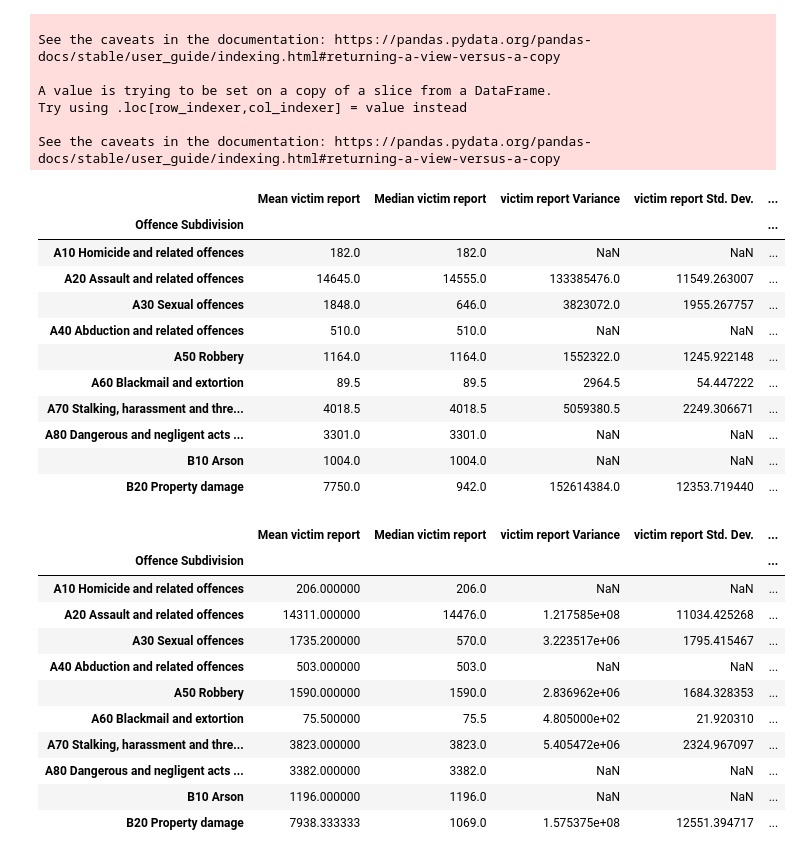
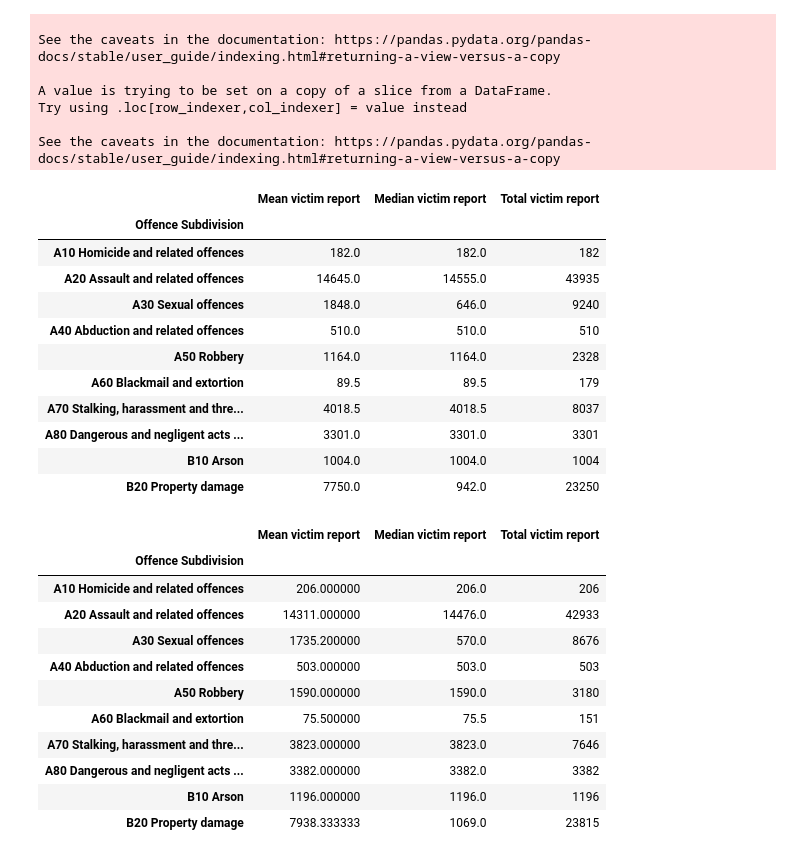
Before and after one commit to LKDSOUZA/Project-1, a Jupyter notebook: Project_1_A.ipynb, the cells around one changed output. Saved outputs shown, nothing was run; the diff lists cells and outputs as text; code cells hidden in the pictures.

```diff
--- a/Project_1_A.ipynb
+++ b/Project_1_A.ipynb
@@ -58,63 +58,57 @@ See the caveats in the documentation: https://pandas.pydata.org/pandas-docs/stab
 # %%
 statistics_raw_data=crime_data_21.copy()
 
 victim_report_mean_21=statistics_raw_data.groupby(['Offence Subdivision'])["Victim Reports"].mean()
 victim_report_median_21=statistics_raw_data.groupby(['Offence Subdivision'])["Victim Reports"].median()
-victim_report_variance_21=statistics_raw_data.groupby(['Offence Subdivision'])["Victim Reports"].var()
-victim_report_sd_21=statistics_raw_data.groupby(['Offence Subdivision'])["Victim Reports"].std()
-victim_report_SEM_21=statistics_raw_data.groupby(['Offence Subdivision'])["Victim Reports"].sem()
+victim_report_sum_21=statistics_raw_data.groupby(['Offence Subdivision'])["Victim Reports"].sum()
+
 
 statistics_summary_21 = pd.DataFrame({"Mean victim report": victim_report_mean_21,
                                   "Median victim report": victim_report_median_21,
-                                  "victim report Variance": victim_report_variance_21,
-                                  "victim report Std. Dev.": victim_report_sd_21,
-                                  "victim report Std. Err." : victim_report_SEM_21,
+                                  "Total victim report": victim_report_sum_21,
 
                                  })
 statistics_summary_21.head(10)
 # %% [output]
-|  | Mean victim report | Median victim report | victim report Variance | victim report Std. Dev. | ... |
-| Offence Subdivision |  |  |  |  | ... |
-| A10 Homicide and related offences | 182.0 | 182.0 | NaN | NaN | ... |
-| A20 Assault and related offences | 14645.0 | 14555.0 | 133385476.0 | 11549.263007 | ... |
-| A30 Sexual offences | 1848.0 | 646.0 | 3823072.0 | 1955.267757 | ... |
-| A40 Abduction and related offences | 510.0 | 510.0 | NaN | NaN | ... |
-| A50 Robbery | 1164.0 | 1164.0 | 1552322.0 | 1245.922148 | ... |
-| A60 Blackmail and extortion | 89.5 | 89.5 | 2964.5 | 54.447222 | ... |
-| A70 Stalking, harassment and thre... | 4018.5 | 4018.5 | 5059380.5 | 2249.306671 | ... |
-| A80 Dangerous and negligent acts ... | 3301.0 | 3301.0 | NaN | NaN | ... |
-| B10 Arson | 1004.0 | 1004.0 | NaN | NaN | ... |
-| B20 Property damage | 7750.0 | 942.0 | 152614384.0 | 12353.719440 | ... |
+|  | Mean victim report | Median victim report | Total victim report |
+| Offence Subdivision |  |  |  |
+| A10 Homicide and related offences | 182.0 | 182.0 | 182 |
+| A20 Assault and related offences | 14645.0 | 14555.0 | 43935 |
+| A30 Sexual offences | 1848.0 | 646.0 | 9240 |
+| A40 Abduction and related offences | 510.0 | 510.0 | 510 |
+| A50 Robbery | 1164.0 | 1164.0 | 2328 |
+| A60 Blackmail and extortion | 89.5 | 89.5 | 179 |
+| A70 Stalking, harassment and thre... | 4018.5 | 4018.5 | 8037 |
+| A80 Dangerous and negligent acts ... | 3301.0 | 3301.0 | 3301 |
+| B10 Arson | 1004.0 | 1004.0 | 1004 |
+| B20 Property damage | 7750.0 | 942.0 | 23250 |
 # %%
 statistics_raw_data_20=crime_data_20.copy()
 
 victim_report_mean_20=statistics_raw_data_20.groupby(['Offence Subdivision'])["Victim Reports"].mean()
 victim_report_median_20=statistics_raw_data_20.groupby(['Offence Subdivision'])["Victim Reports"].median()
-victim_report_variance_20=statistics_raw_data_20.groupby(['Offence Subdivision'])["Victim Reports"].var()
-victim_report_sd_20=statistics_raw_data_20.groupby(['Offence Subdivision'])["Victim Reports"].std()
-victim_report_SEM_20=statistics_raw_data_20.groupby(['Offence Subdivision'])["Victim Reports"].sem()
+victim_report_sum_20=statistics_raw_data_20.groupby(['Offence Subdivision'])["Victim Reports"].sum()
 
 statistics_summary_20 = pd.DataFrame({"Mean victim report": victim_report_mean_20,
                                   "Median victim report": victim_report_median_20,
-                                  "victim report Variance": victim_report_variance_20,
-                                  "victim report Std. Dev.": victim_report_sd_20,
-                                  "victim report Std. Err." : victim_report_SEM_20,
+                                  "Total victim report": victim_report_sum_20
+
 
                                  })
 statistics_summary_20.head(10)
 # %% [output]
-|  | Mean victim report | Median victim report | victim report Variance | victim report Std. Dev. | ... |
-| Offence Subdivision |  |  |  |  | ... |
-| A10 Homicide and related offences | 206.000000 | 206.0 | NaN | NaN | ... |
-| A20 Assault and related offences | 14311.000000 | 14476.0 | 1.217585e+08 | 11034.425268 | ... |
-| A30 Sexual offences | 1735.200000 | 570.0 | 3.223517e+06 | 1795.415467 | ... |
-| A40 Abduction and related offences | 503.000000 | 503.0 | NaN | NaN | ... |
-| A50 Robbery | 1590.000000 | 1590.0 | 2.836962e+06 | 1684.328353 | ... |
-| A60 Blackmail and extortion | 75.500000 | 75.5 | 4.805000e+02 | 21.920310 | ... |
-| A70 Stalking, harassment and thre... | 3823.000000 | 3823.0 | 5.405472e+06 | 2324.967097 | ... |
-| A80 Dangerous and negligent acts ... | 3382.000000 | 3382.0 | NaN | NaN | ... |
-| B10 Arson | 1196.000000 | 1196.0 | NaN | NaN | ... |
-| B20 Property damage | 7938.333333 | 1069.0 | 1.575375e+08 | 12551.394717 | ... |
+|  | Mean victim report | Median victim report | Total victim report |
+| Offence Subdivision |  |  |  |
+| A10 Homicide and related offences | 206.000000 | 206.0 | 206 |
+| A20 Assault and related offences | 14311.000000 | 14476.0 | 42933 |
+| A30 Sexual offences | 1735.200000 | 570.0 | 8676 |
+| A40 Abduction and related offences | 503.000000 | 503.0 | 503 |
+| A50 Robbery | 1590.000000 | 1590.0 | 3180 |
+| A60 Blackmail and extortion | 75.500000 | 75.5 | 151 |
+| A70 Stalking, harassment and thre... | 3823.000000 | 3823.0 | 7646 |
+| A80 Dangerous and negligent acts ... | 3382.000000 | 3382.0 | 3382 |
+| B10 Arson | 1196.000000 | 1196.0 | 1196 |
+| B20 Property damage | 7938.333333 | 1069.0 | 23815 |
 # %%
 statistics_raw_data_19=crime_data_19.copy()
 
```
Also changed, not shown: parts of 8 cells of this notebook, 4 other files.
